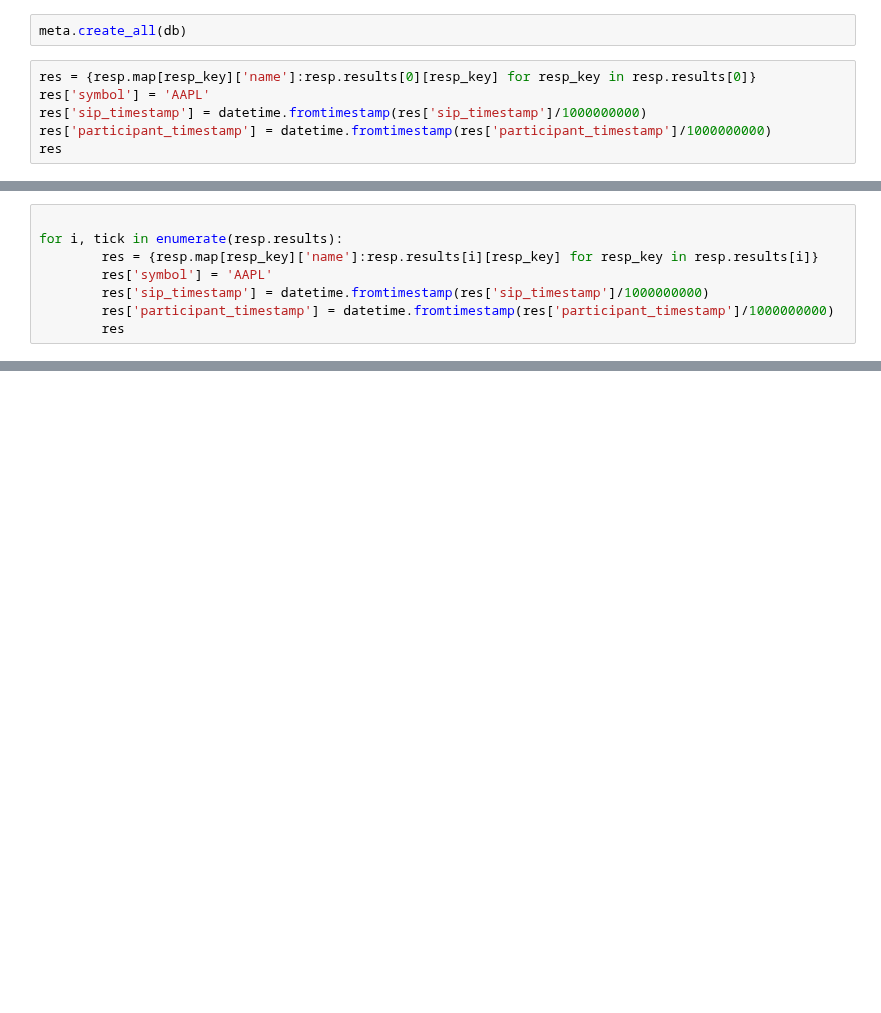
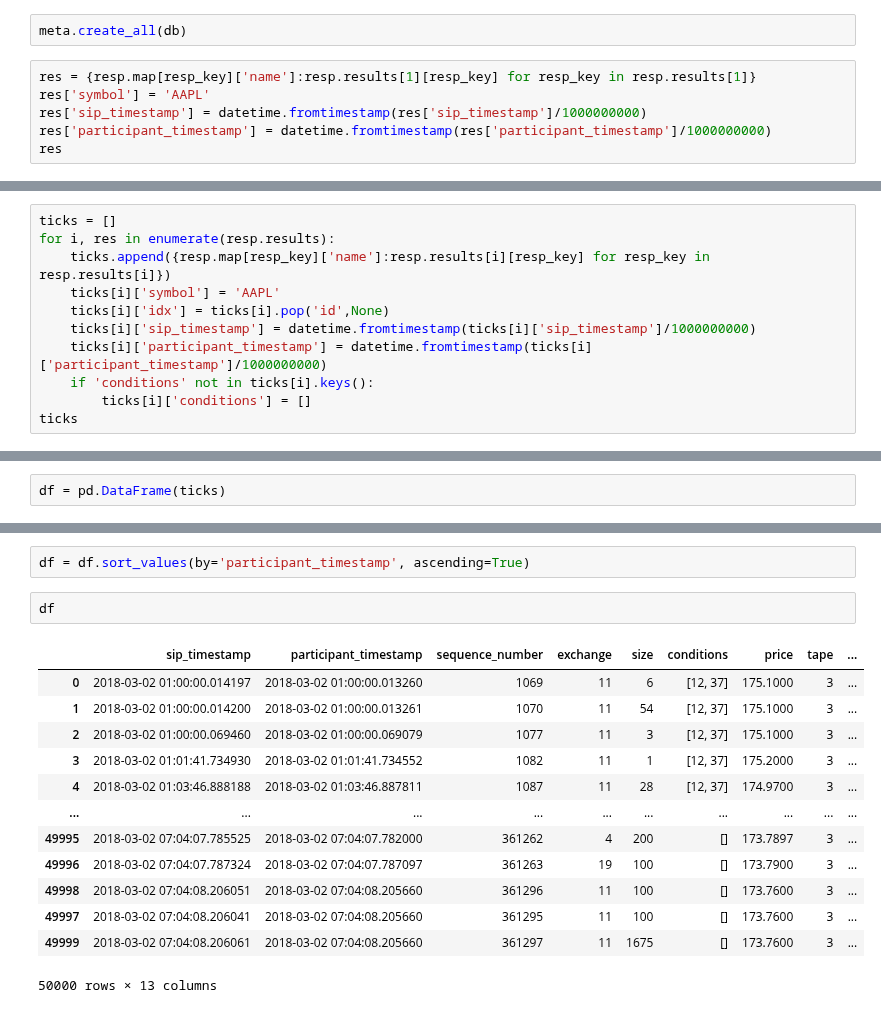
Before and after one commit to MarkPopovich/financial-ml, a Jupyter notebook: 0-Exploration/0.9 Polygon Historical Data.ipynb, the cells around one changed output, grey strips where cells are left out. Saved outputs shown, nothing was run; the diff lists cells and outputs as text; blank space fills up the shorter version.

Commit message:
partial implementation of historical tick

```diff
--- a/0-Exploration/0.9 Polygon Historical Data.ipynb
+++ b/0-Exploration/0.9 Polygon Historical Data.ipynb
@@ -290,7 +260,7 @@ Table('historic_trades', MetaData(bind=None), Column('id', Integer(), table=<his
 # %%
 meta.create_all(db)
 # %%
-res = {resp.map[resp_key]['name']:resp.results[0][resp_key] for resp_key in resp.results[0]}
+res = {resp.map[resp_key]['name']:resp.results[1][resp_key] for resp_key in resp.results[1]}
 res['symbol'] = 'AAPL'
 res['sip_timestamp'] = datetime.fromtimestamp(res['sip_timestamp']/1000000000)
 res['participant_timestamp'] = datetime.fromtimestamp(res['participant_timestamp']/1000000000)
@@ -309,8 +338,11 @@ res
 # %%
-
-for i, tick in enumerate(resp.results):
-        res = {resp.map[resp_key]['name']:resp.results[i][resp_key] for resp_key in resp.results[i]}
-        res['symbol'] = 'AAPL'
-        res['sip_timestamp'] = datetime.fromtimestamp(res['sip_timestamp']/1000000000)
-        res['participant_timestamp'] = datetime.fromtimestamp(res['participant_timestamp']/1000000000)
-        res
+ticks = []
+for i, res in enumerate(resp.results):
+    ticks.append({resp.map[resp_key]['name']:resp.results[i][resp_key] for resp_key in resp.results[i]})
+    ticks[i]['symbol'] = 'AAPL'
+    ticks[i]['idx'] = ticks[i].pop('id',None)
+    ticks[i]['sip_timestamp'] = datetime.fromtimestamp(ticks[i]['sip_timestamp']/1000000000)
+    ticks[i]['participant_timestamp'] = datetime.fromtimestamp(ticks[i]['participant_timestamp']/1000000000)
+    if 'conditions' not in ticks[i].keys():
+        ticks[i]['conditions'] = []
+ticks
@@ -316,0 +392,2 @@ for i, tick in enumerate(resp.results):
+# %%
+df = pd.DataFrame(ticks)
@@ -316,0 +418,18 @@ for i, tick in enumerate(resp.results):
+# %%
+df = df.sort_values(by='participant_timestamp', ascending=True)
+# %%
+df
+# %% [output]
+|  | sip_timestamp | participant_timestamp | sequence_number | exchange | size | conditions | price | tape | ... |
+| 0 | 2018-03-02 01:00:00.014197 | 2018-03-02 01:00:00.013260 | 1069 | 11 | 6 | [12, 37] | 175.1000 | 3 | ... |
+| 1 | 2018-03-02 01:00:00.014200 | 2018-03-02 01:00:00.013261 | 1070 | 11 | 54 | [12, 37] | 175.1000 | 3 | ... |
+| 2 | 2018-03-02 01:00:00.069460 | 2018-03-02 01:00:00.069079 | 1077 | 11 | 3 | [12, 37] | 175.1000 | 3 | ... |
+| 3 | 2018-03-02 01:01:41.734930 | 2018-03-02 01:01:41.734552 | 1082 | 11 | 1 | [12, 37] | 175.2000 | 3 | ... |
+| 4 | 2018-03-02 01:03:46.888188 | 2018-03-02 01:03:46.887811 | 1087 | 11 | 28 | [12, 37] | 174.9700 | 3 | ... |
+| ... | ... | ... | ... | ... | ... | ... | ... | ... | ... |
+| 49995 | 2018-03-02 07:04:07.785525 | 2018-03-02 07:04:07.782000 | 361262 | 4 | 200 | [] | 173.7897 | 3 | ... |
+| 49996 | 2018-03-02 07:04:07.787324 | 2018-03-02 07:04:07.787097 | 361263 | 19 | 100 | [] | 173.7900 | 3 | ... |
+| 49998 | 2018-03-02 07:04:08.206051 | 2018-03-02 07:04:08.205660 | 361296 | 11 | 100 | [] | 173.7600 | 3 | ... |
+| 49997 | 2018-03-02 07:04:08.206041 | 2018-03-02 07:04:08.205660 | 361295 | 11 | 100 | [] | 173.7600 | 3 | ... |
+| 49999 | 2018-03-02 07:04:08.206061 | 2018-03-02 07:04:08.205660 | 361297 | 11 | 1675 | [] | 173.7600 | 3 | ... |
+50000 rows × 13 columns
```
Also changed, not shown: parts of 24 cells of this notebook, 3 other files.
